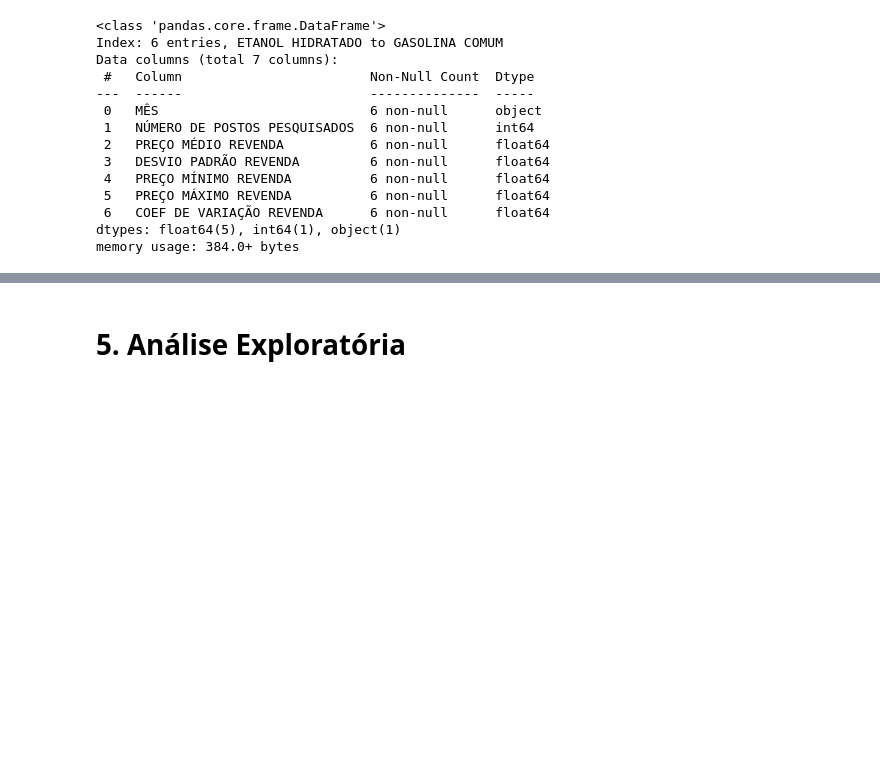
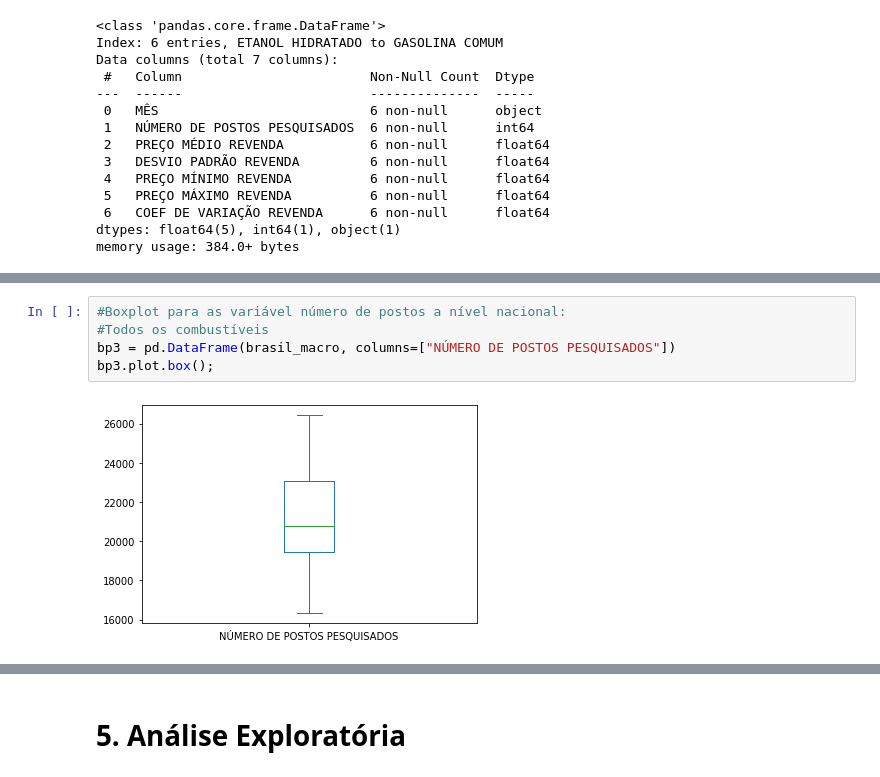
Before and after one commit to joaovictojuliao/Squad-2-M4, a Jupyter notebook: Resilia_M4_Projeto_Final_dados_ANP.ipynb, the cells around one changed output, grey strips where cells are left out. Cells and saved outputs as stored; diff of their text form; blank space fills up the shorter version.

```diff
--- a/Resilia_M4_Projeto_Final_dados_ANP.ipynb
+++ b/Resilia_M4_Projeto_Final_dados_ANP.ipynb
@@ -224,0 +405,7 @@ brasil_macro.hist(bins=15, figsize=(15,15));
+# %%
+#Boxplot para as variável número de postos a nível nacional:
+#Todos os combustíveis
+bp3 = pd.DataFrame(brasil_macro, columns=["NÚMERO DE POSTOS PESQUISADOS"])
+bp3.plot.box();
+# %% [output]
+[figure, added]
```
Also changed, not shown: parts of 69 cells of this notebook.
